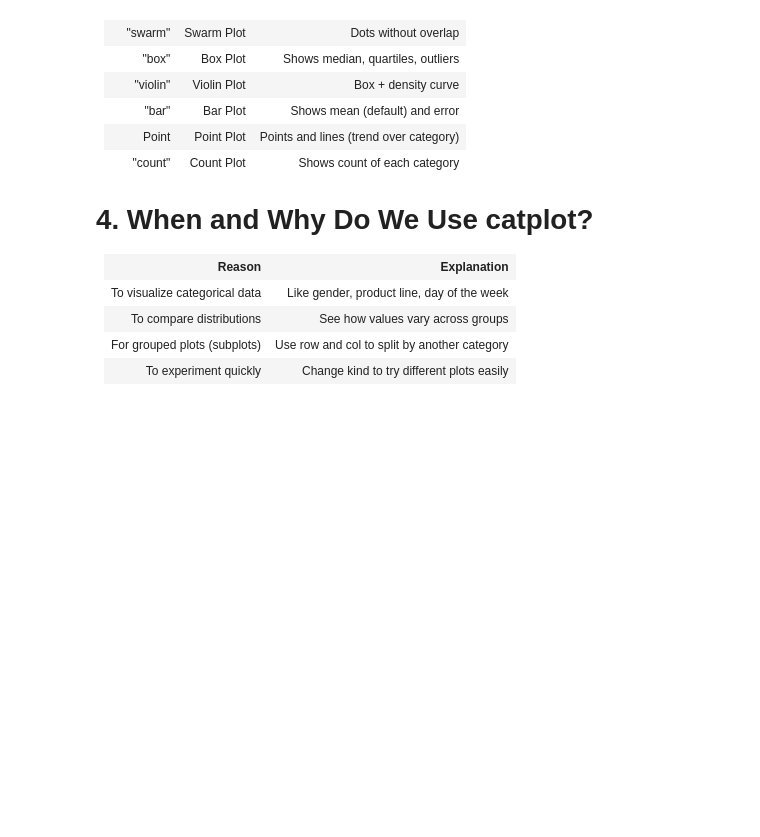
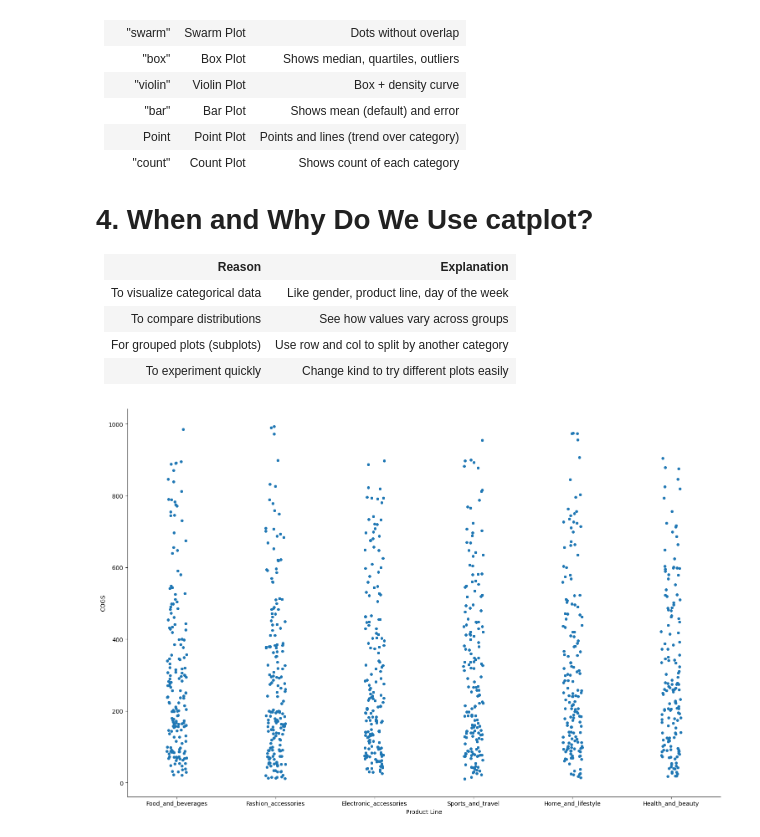
Before and after one commit to UstubecEmre/MatplotlibandSeabornFundamentals, a Jupyter notebook: catplots_in_seaborn.ipynb, the cells around one changed output. Cells and saved outputs as stored; diff of their text form; code cells hidden in the pictures; blank space fills up the shorter version.

Commit message:
feat: add catplot examples with different parameters

```diff
--- a/catplots_in_seaborn.ipynb
+++ b/catplots_in_seaborn.ipynb
@@ -92,0 +99,32 @@ Handle grouped/category data
+# %%
+# load dataset
+def load_dataset(df_name, file_path):
+    file_path = file_path
+    df_name = df_name
+
+    df_name = pd.read_csv(file_path)
+    if df_name is None:
+        raise FileNotFoundError("File Path Not Found")
+
+    df = pd.DataFrame(df_name)
+    return df
+# %%
+df = load_dataset(file_path= r"D:\DataVisualizationForPython\datasets\supermarket_sales_utf8.csv",df_name = "sales")
+
+
+# fix column names
+def fix_column_names(dataframe):
+    dataframe.columns = [col.lower().replace(" ", "_") for col in dataframe.columns]
+
+# call the fix_column_names
+fix_column_names(df)
+# %%
+# catplots
+
+sns.catplot(data = df, x = "product_line", y = "cogs", height= 10, aspect = 1.5)
+plt.tight_layout()
+plt.xlabel("Product Line")
+plt.ylabel("COGS")
+plt.show()
+# %% [output]
+[figure, added]
```
Also changed, not shown: parts of 9 cells of this notebook.
